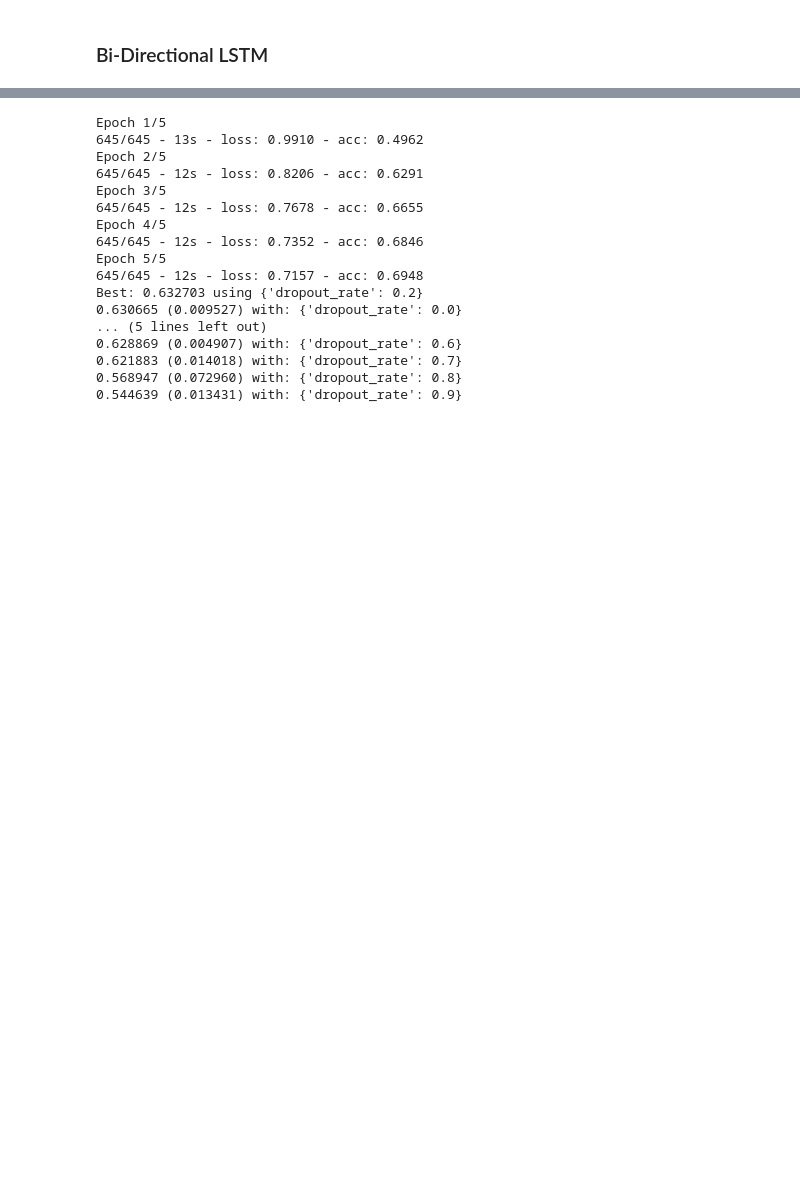
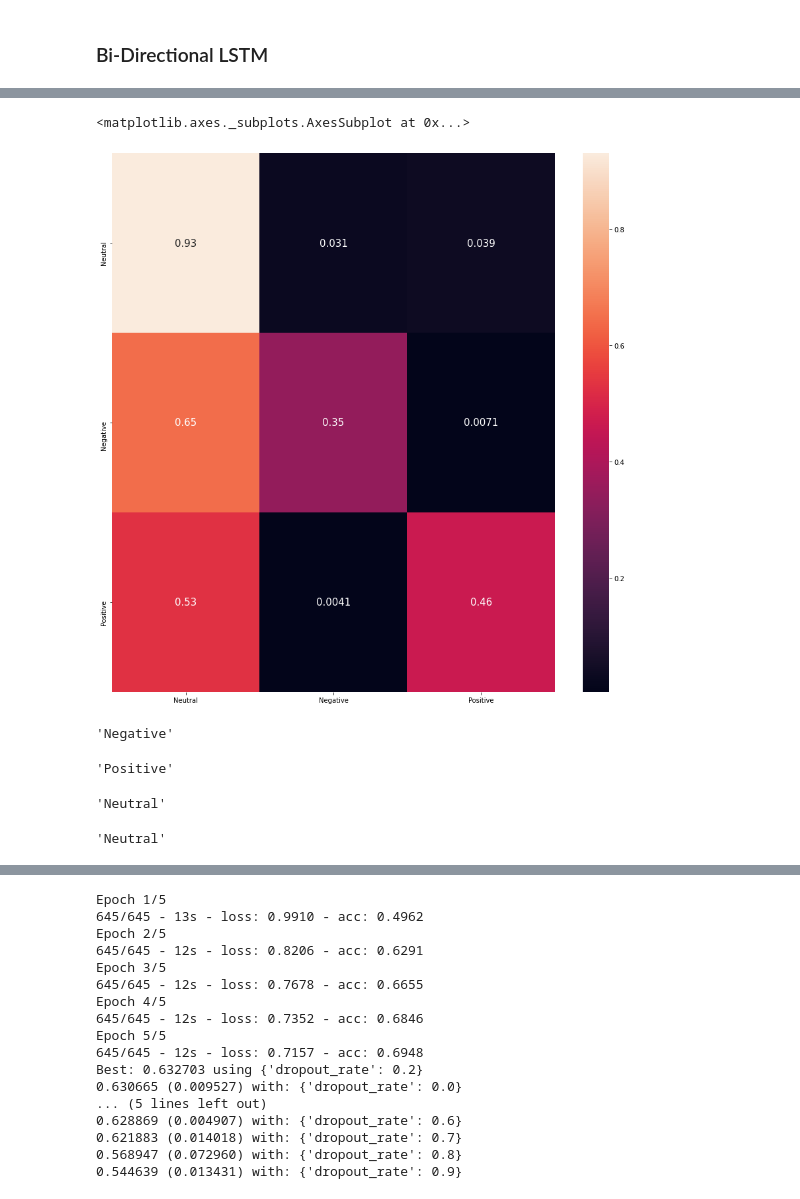
Before and after one commit to DorodiK/sentiment_analysis, a Jupyter notebook: Sentiment_Analysis_Model_Pretrain.ipynb, the cells around one changed output, grey strips where cells are left out. Drawn from its saved outputs; the diff is of its cells as text; code cells hidden in the pictures; blank space fills up the shorter version.

```diff
--- a/Sentiment_Analysis_Model_Pretrain.ipynb
+++ b/Sentiment_Analysis_Model_Pretrain.ipynb
@@ -702,0 +611,4 @@ Epoch 00001: val_accuracy improved from -inf to 0.56935, saving model to best_mo
+# %%
+model7.compile(optimizer='Adam',loss='categorical_crossentropy',metrics=['acc'])
+checkpoint7 = ModelCheckpoint("best_model55.hdf5", monitor='val_accuracy', verbose=1,save_best_only=True, mode='auto', period=1,save_weights_only=False)
+history = model7.fit([X_train, X_train], y_train, epochs=1, validation_data=([X_test,X_test],y_test), callbacks=checkpoint7)
@@ -702,0 +627,12 @@ Epoch 00001: val_accuracy improved from -inf to 0.56935, saving model to best_mo
+# %%
+x = [X_test, X_test]
+predictions = model7.predict(x)
+matrix = confusion_matrix(y_test.argmax(axis=1), np.around(predictions, decimals=0).argmax(axis=1))
+conf_matrix = pd.DataFrame(matrix, index = ['Neutral','Negative','Positive'],columns = ['Neutral','Negative','Positive'])
+#Normalizing
+conf_matrix = conf_matrix.astype('float') / conf_matrix.sum(axis=1)[:, np.newaxis]
+plt.figure(figsize = (15,15))
+seaborn.heatmap(conf_matrix, annot=True, annot_kws={"size": 15})
+# %% [output]
+<matplotlib.axes._subplots.AxesSubplot at 0x...>
+[figure, added]
@@ -702,0 +641,24 @@ Epoch 00001: val_accuracy improved from -inf to 0.56935, saving model to best_mo
+# %%
+sequence = tokenizer.texts_to_sequences(['i hate youtube ads, they are annoying'])
+test3 = pad_sequences(sequence, maxlen=max_len)
+sentiment[np.around(model7.predict([test3,test3]), decimals=0).argmax(axis=1)[0]]
+# %% [output]
+'Negative'
+# %%
+sequence = tokenizer.texts_to_sequences(['this data science article is the best ever'])
+test2 = pad_sequences(sequence, maxlen=max_len)
+sentiment[np.around(model7.predict([test2, test2]), decimals=0).argmax(axis=1)[0]]
+# %% [output]
+'Positive'
+# %%
+sequence = tokenizer.texts_to_sequences(['i really loved how the technician helped me with the issue that i had'])
+test4 = pad_sequences(sequence, maxlen=max_len)
+sentiment[np.around(model7.predict([test4, test4]), decimals=0).argmax(axis=1)[0]]
+# %% [output]
+'Neutral'
+# %%
+sequence = tokenizer.texts_to_sequences(['the trump administration failed to deliver on vaccine promises shocker covidiots coronavirus covidvaccine'])
+test = pad_sequences(sequence, maxlen=max_len)
+sentiment[np.around(model7.predict([test,test]), decimals=0).argmax(axis=1)[0]]
+# %% [output]
+'Neutral'
```
Also changed, not shown: parts of 71 cells of this notebook.
